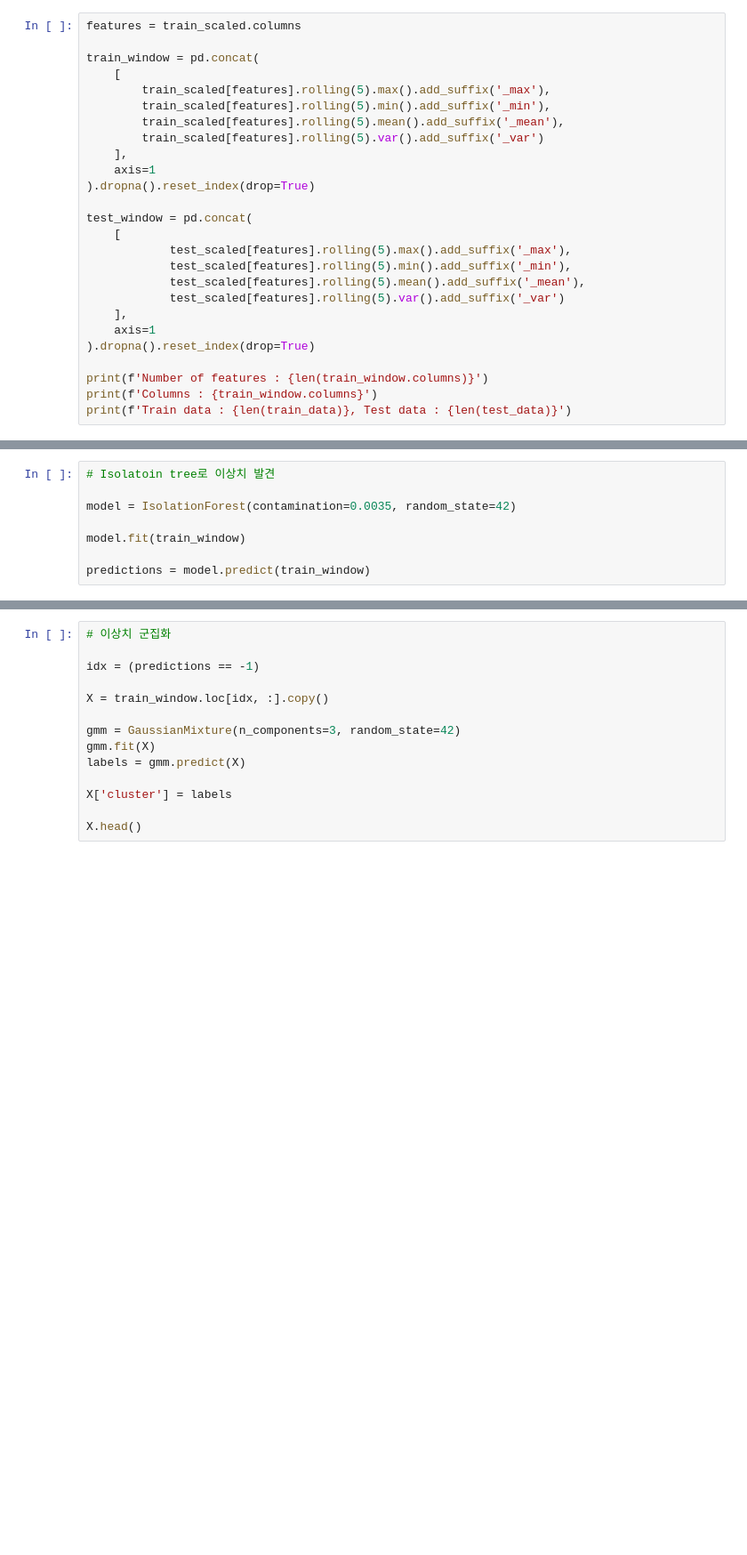
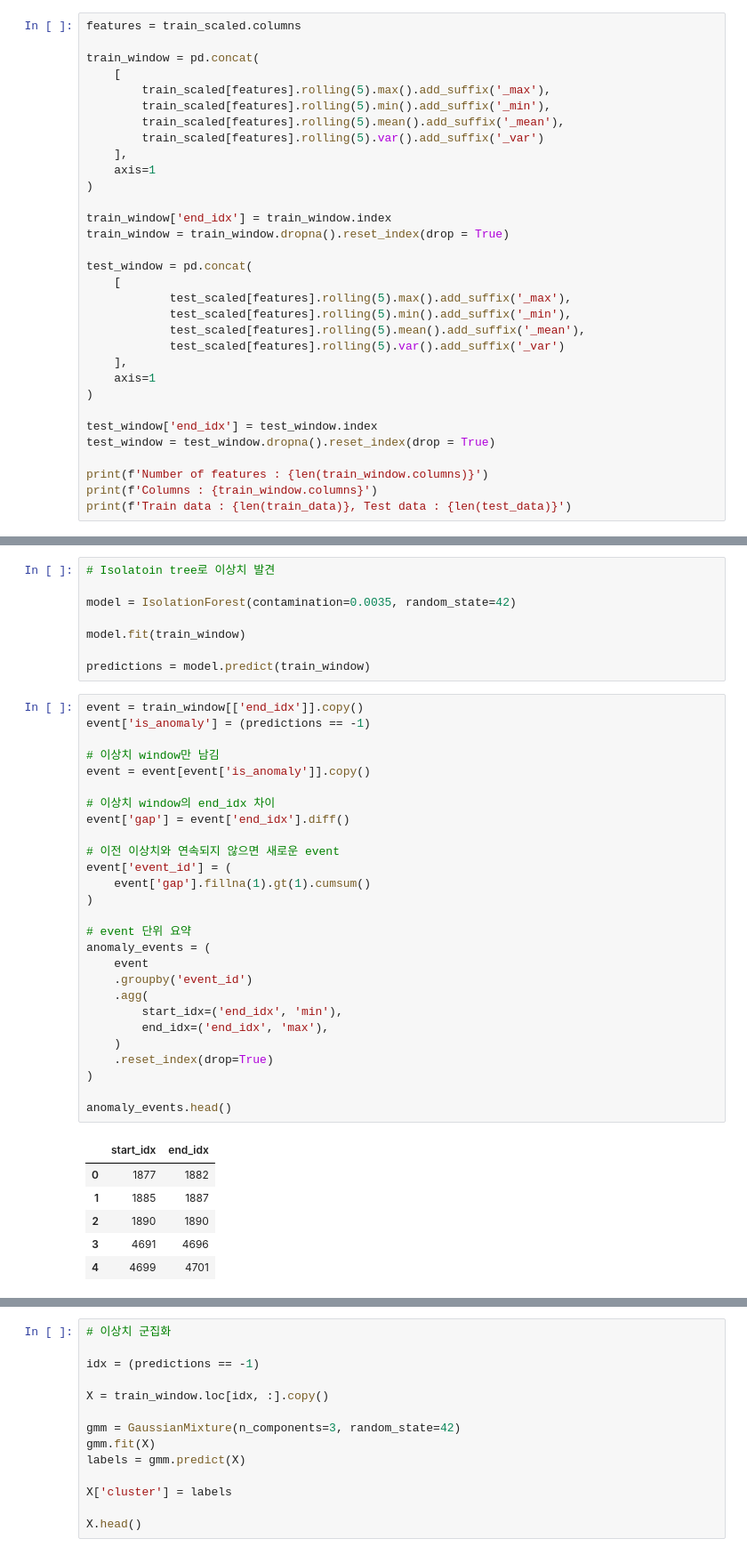
Before and after one commit to Jon-Irenicus/kamp_ai_competition, a Jupyter notebook: isolation_tree_rowchange.ipynb, the cells around one changed output, grey strips where cells are left out. Shown at 89% size. Cells and saved outputs as stored; diff of their text form; blank space fills up the shorter version.

Commit message:
anomaly event

```diff
--- a/isolation_tree_rowchange.ipynb
+++ b/isolation_tree_rowchange.ipynb
@@ -78,7 +78,10 @@ train_window = pd.concat(
         train_scaled[features].rolling(5).var().add_suffix('_var')
     ],
     axis=1
-).dropna().reset_index(drop=True)
+)
+
+train_window['end_idx'] = train_window.index
+train_window = train_window.dropna().reset_index(drop = True)
 
 test_window = pd.concat(
     [
@@ -88,7 +91,10 @@ test_window = pd.concat(
             test_scaled[features].rolling(5).var().add_suffix('_var')
     ],
     axis=1
-).dropna().reset_index(drop=True)
+)
+
+test_window['end_idx'] = test_window.index
+test_window = test_window.dropna().reset_index(drop = True)
 
 print(f'Number of features : {len(train_window.columns)}')
 print(f'Columns : {train_window.columns}')
@@ -111,3 +117,37 @@ model = IsolationForest(contamination=0.0035, random_state=42)
 model.fit(train_window)
 
 predictions = model.predict(train_window)
+# %%
+event = train_window[['end_idx']].copy()
+event['is_anomaly'] = (predictions == -1)
+
+# 이상치 window만 남김
+event = event[event['is_anomaly']].copy()
+
+# 이상치 window의 end_idx 차이
+event['gap'] = event['end_idx'].diff()
+
+# 이전 이상치와 연속되지 않으면 새로운 event
+event['event_id'] = (
+    event['gap'].fillna(1).gt(1).cumsum()
+)
+
+# event 단위 요약
+anomaly_events = (
+    event
+    .groupby('event_id')
+    .agg(
+        start_idx=('end_idx', 'min'),
+        end_idx=('end_idx', 'max'),
+    )
+    .reset_index(drop=True)
+)
+
+anomaly_events.head()
+# %% [output]
+|  | start_idx | end_idx |
+| 0 | 1877 | 1882 |
+| 1 | 1885 | 1887 |
+| 2 | 1890 | 1890 |
+| 3 | 4691 | 4696 |
+| 4 | 4699 | 4701 |
```
Also changed, not shown: parts of 2 cells of this notebook.
